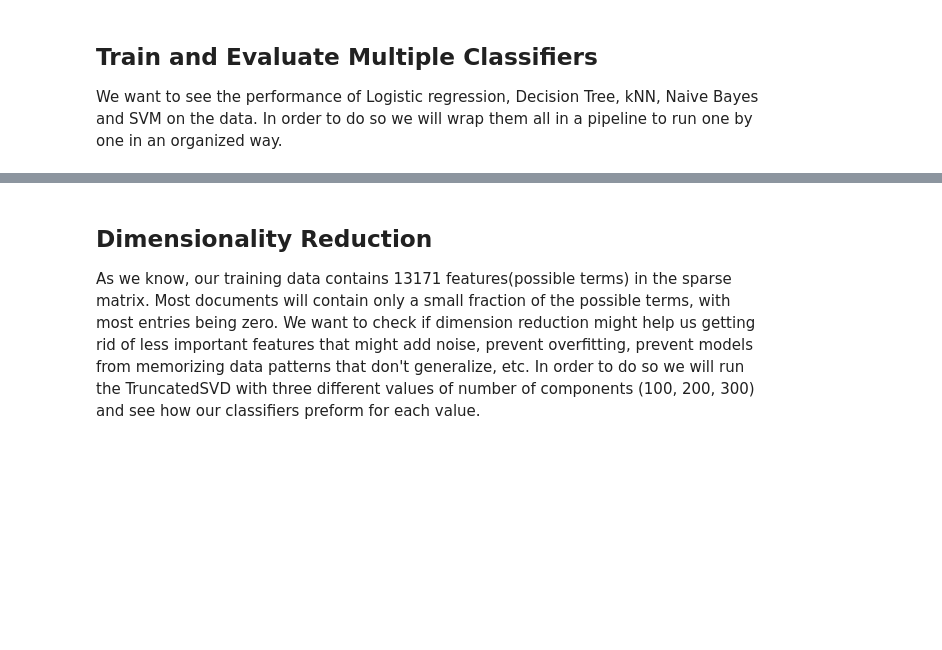
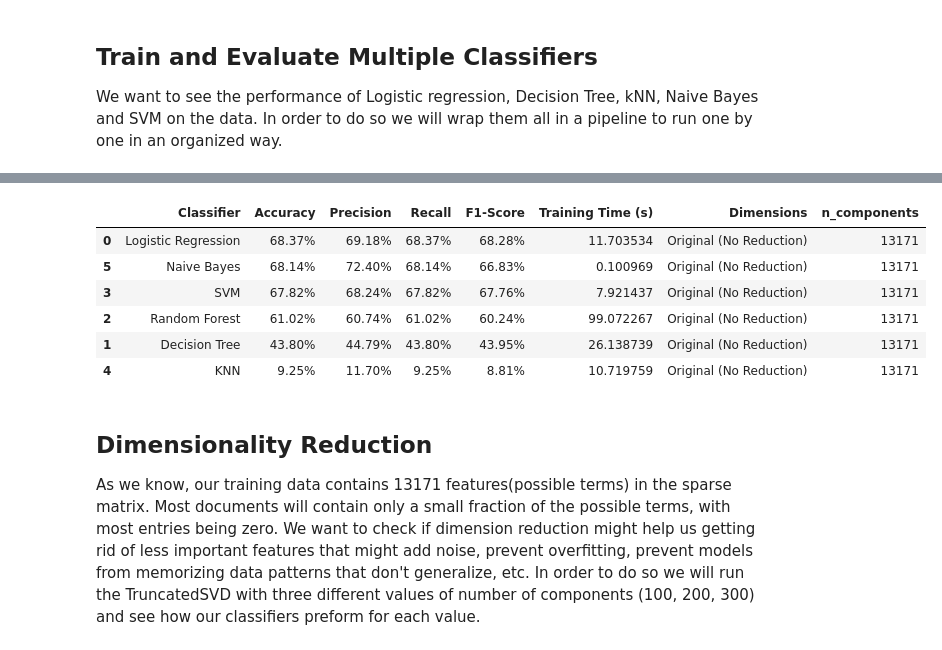
Before and after one commit to benami171/ML_FinalProject, a Jupyter notebook: project.ipynb, the cells around one changed output, grey strips where cells are left out. Drawn from its saved outputs; the diff is of its cells as text; code cells hidden in the pictures; blank space fills up the shorter version.

Commit message:
Refactor output formatting for clarity and consistency in data presentation

```diff
--- a/project.ipynb
+++ b/project.ipynb
@@ -155,11 +153,6 @@ Concluding our wanted Preprocessing steps to execute:
 3. Tokenization - Using tf-idf vectorized we will convert the raw data into vectors.
 5. Stemming - converting words to their base form, Changing Changed Change will turn into Chang.
 # %%
-import re
-from nltk.tokenize import word_tokenize
-from nltk.stem import PorterStemmer
-from sklearn.feature_extraction.text import TfidfVectorizer, ENGLISH_STOP_WORDS
-
 def custom_analyzer(text):
     # 1. Cleaning & Lowercasing: Convert text to lowercase and remove non-word characters.
     text = text.lower()
@@ -180,7 +173,7 @@ def custom_analyzer(text):
 tfidf_vect = TfidfVectorizer(
     analyzer=custom_analyzer,  # use our custom analyzer function
     max_df=0.5,                # ignore terms that appear in more than 50% of the documents
-    min_df=2,                   # ignore terms that appear in fewer than 5 documents
+    min_df=5,                   # ignore terms that appear in fewer than 5 documents
 )
 
 # Fit and transform the training data, then transform the testing data.
@@ -188,4 +181,5 @@ X_train_tfidf = tfidf_vect.fit_transform(X_train) # fit - learn the vocabulary a
 X_test_tfidf = tfidf_vect.transform(X_test) # transform - converting documents into document-term matrix based on the vocabulary and idf learned from the training data
 
 print("TF-IDF vectorized train data shape:", X_train_tfidf.shape)
+print("TF-IDF vectorized test data shape:", X_test_tfidf.shape)
 # %% [output]
@@ -200,21 +194,17 @@ def evaluate_classifier(clf, X_train, X_test, y_train, y_test, clf_name):
     start_time = time.time()
 
     # Train the classifier
-    if clf_name in ['Decision Tree', 'Random Forest']:
-        clf.fit(X_train.toarray(), y_train)
-    else:
-        clf.fit(X_train, y_train)
+    clf.fit(X_train, y_train)
 
     # Make predictions
     y_pred = clf.predict(X_test)
 
+    training_time = time.time() - start_time
     # Calculate metrics
-    accuracy = accuracy_score(y_test, y_pred)
-    precision = precision_score(y_test, y_pred, average='weighted', zero_division=0)
-    recall = recall_score(y_test, y_pred, average='weighted')
-    f1 = f1_score(y_test, y_pred, average='weighted')
-
-    training_time = time.time() - start_time
+    accuracy = accuracy_score(y_test, y_pred)*100
+    precision = precision_score(y_test, y_pred, average='weighted', zero_division=0)*100
+    recall = recall_score(y_test, y_pred, average='weighted')*100
+    f1 = f1_score(y_test, y_pred, average='weighted')*100
 
     return {
         'Classifier': clf_name,
@@ -226,30 +216,34 @@ def evaluate_classifier(clf, X_train, X_test, y_train, y_test, clf_name):
     }
 
 
-# Function to format the results table
 def format_results_table(df, groupby='n_components'):
     # Sort the results
-    df = df.sort_values(by=[groupby, 'Accuracy'], ascending=[True, False])
+    return df.sort_values(by=[groupby, 'Accuracy'], ascending=[True, False]).copy()
 
-    # Format the numeric columns
-    formatted_df = df.copy()
-    formatted_df['Accuracy'] = formatted_df['Accuracy'].map('{:.4f}'.format)
-    formatted_df['Precision'] = formatted_df['Precision'].map('{:.4f}'.format)
-    formatted_df['Recall'] = formatted_df['Recall'].map('{:.4f}'.format)
-    formatted_df['F1-Score'] = formatted_df['F1-Score'].map('{:.4f}'.format)
-    # formatted_df['Training Time (s)'] = formatted_df['Training Time (s)'].map('{:.2f}'.format)
+# # Function to format the results table
+# def format_results_table(df, groupby='n_components'):
+#     # Sort the results
+#     df = df.sort_values(by=[groupby, 'Accuracy'], ascending=[True, False])
 
-    if 'Explained Variance' in formatted_df.columns:
-        formatted_df['Explained Variance'] = formatted_df['Explained Variance'].map('{:.2%}'.format)
+#     # Format the numeric columns
+#     formatted_df = df.copy()
+#     formatted_df['Accuracy'] = formatted_df['Accuracy'].map('{:.2f}%'.format)
+#     formatted_df['Precision'] = formatted_df['Precision'].map('{:.2f}%'.format)
+#     formatted_df['Recall'] = formatted_df['Recall'].map('{:.2f}%'.format)
+#     formatted_df['F1-Score'] = formatted_df['F1-Score'].map('{:.2f}%'.format)
+#     # formatted_df['Training Time (s)'] = formatted_df['Training Time (s)'].map('{:.2f}'.format)
 
-    return formatted_df
+#     if 'Explained Variance' in formatted_df.columns:
+#         formatted_df['Explained Variance'] = formatted_df['Explained Variance'].map('{:.2%}'.format)
+
+#     return formatted_df
 
 # Define the classifiers to test
 classifiers = [
+    ('Logistic Regression', LogisticRegression(random_state=42, max_iter=1000)),
     ('Decision Tree', DecisionTreeClassifier(random_state=42)),
     ('Random Forest', RandomForestClassifier(random_state=42, n_estimators=100)),
     ('SVM', LinearSVC(random_state=42, dual=False)),
-    ('Logistic Regression', LogisticRegression(random_state=42, max_iter=1000)),
     ('KNN', KNeighborsClassifier(n_neighbors=5)),
     ('Naive Bayes', MultinomialNB())
 ]
@@ -276,7 +270,20 @@ results_df = pd.DataFrame(results)
 original_results = results_df[results_df['Dimensions'] == 'Original (No Reduction)']
 
 # Display table for original data results without row numbers
-print("=== Results for Original TF-IDF Data ===")
-print(tabulate(format_results_table(original_results, groupby='n_components'),
-               headers='keys', tablefmt='grid', showindex=False))
+# print("=== Results for Original TF-IDF Data ===")
+# display(format_results_table(original_results, groupby='n_components'))
+
+styled_df = format_results_table(original_results, groupby='n_components').style\
+    .set_caption("Results for Original TF-IDF Data")\
+    .format({
+        'Accuracy': '{:.2f}%',
+        'Precision': '{:.2f}%',
+        'Recall': '{:.2f}%',
+        'F1-Score': '{:.2f}%'
+    })
+
+display(styled_df)
+
+# print(tabulate(format_results_table(original_results, groupby='n_components'),
+#                headers='keys', tablefmt='grid', showindex=False))
 # %% [output]
@@ -284,3 +299,10 @@ print(tabulate(format_results_table(original_results, groupby='n_components'),
+|  | Classifier | Accuracy | Precision | Recall | F1-Score | Training Time (s) | Dimensions | n_components |
+| 0 | Logistic Regression | 68.37% | 69.18% | 68.37% | 68.28% | 11.703534 | Original (No Reduction) | 13171 |
+| 5 | Naive Bayes | 68.14% | 72.40% | 68.14% | 66.83% | 0.100969 | Original (No Reduction) | 13171 |
+| 3 | SVM | 67.82% | 68.24% | 67.82% | 67.76% | 7.921437 | Original (No Reduction) | 13171 |
+| 2 | Random Forest | 61.02% | 60.74% | 61.02% | 60.24% | 99.072267 | Original (No Reduction) | 13171 |
+| 1 | Decision Tree | 43.80% | 44.79% | 43.80% | 43.95% | 26.138739 | Original (No Reduction) | 13171 |
+| 4 | KNN | 9.25% | 11.70% | 9.25% | 8.81% | 10.719759 | Original (No Reduction) | 13171 |
 # %% [markdown]
 ## Dimensionality Reduction
 As we know, our training data contains 13171 features(possible terms) in the sparse matrix. Most documents will contain only a small fraction of the possible terms, with most entries being zero.
```
Also changed, not shown: parts of 4 cells of this notebook.
